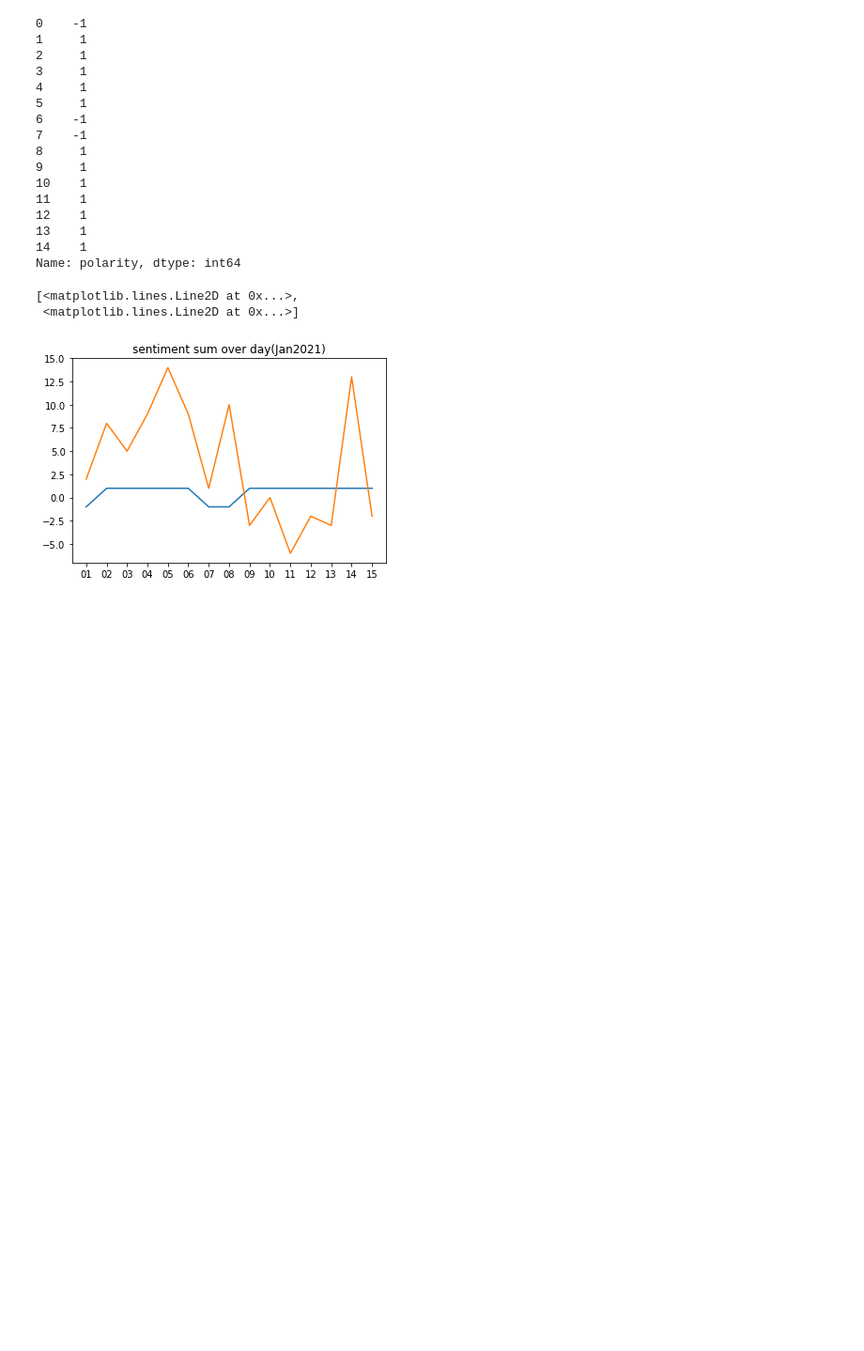
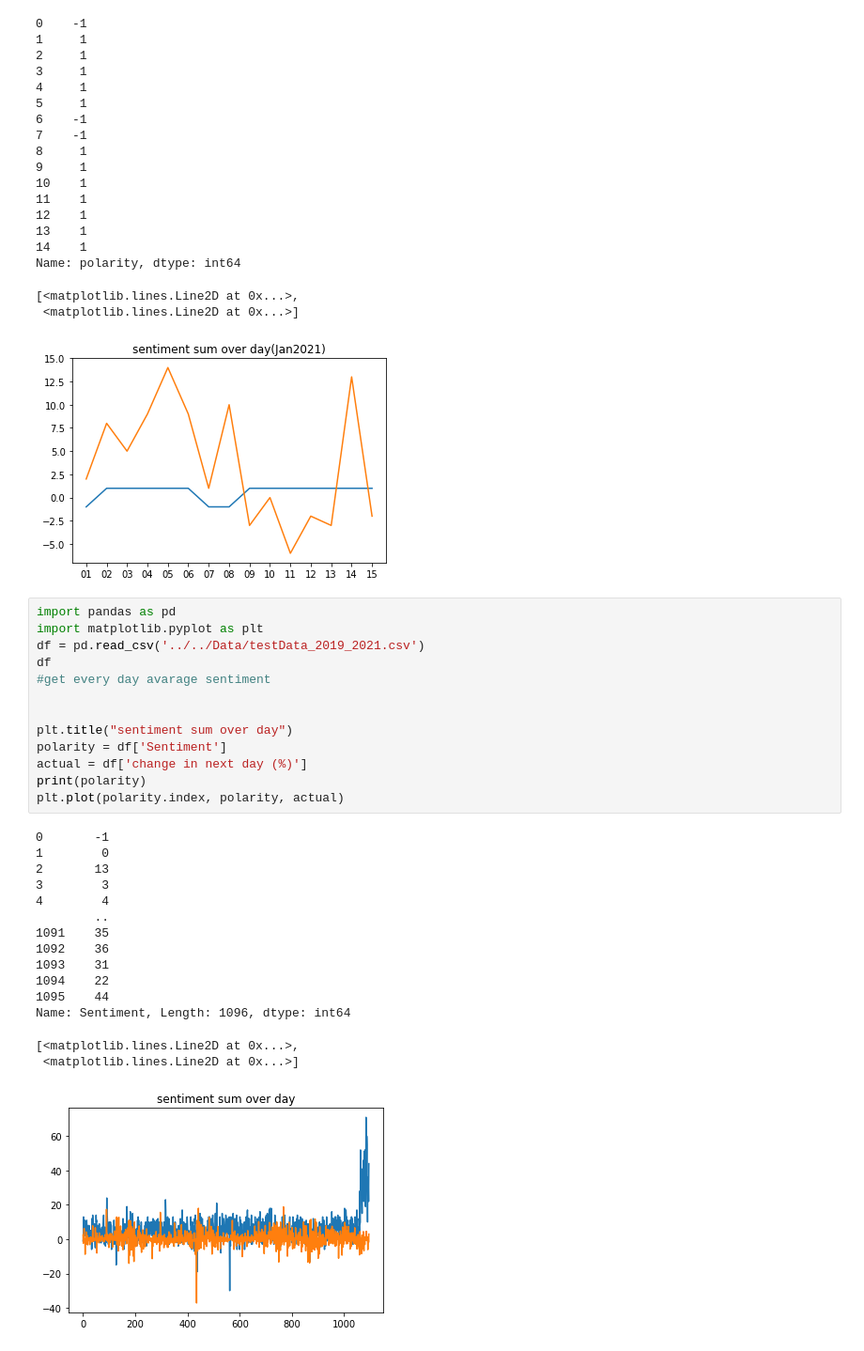
Before and after one commit to Snowman38/uob-project, a Jupyter notebook: src/main/plot_graph.ipynb, the cells around one changed output. Shown at 94% size. Drawn from its saved outputs; the diff is of its cells as text; blank space fills up the shorter version.

```diff
--- a/src/main/plot_graph.ipynb
+++ b/src/main/plot_graph.ipynb
@@ -92,3 +92,32 @@ Name: polarity, dtype: int64
 [<matplotlib.lines.Line2D at 0x...>,
  <matplotlib.lines.Line2D at 0x...>]
 [figure]
+# %%
+import pandas as pd
+import matplotlib.pyplot as plt
+df = pd.read_csv('../../Data/testData_2019_2021.csv')
+df
+#get every day avarage sentiment
+
+
+plt.title("sentiment sum over day")
+polarity = df['Sentiment']
+actual = df['change in next day (%)']
+print(polarity)
+plt.plot(polarity.index, polarity, actual)
+# %% [output]
+0       -1
+1        0
+2       13
+3        3
+4        4
+        ..
+1091    35
+1092    36
+1093    31
+1094    22
+1095    44
+Name: Sentiment, Length: 1096, dtype: int64
+[<matplotlib.lines.Line2D at 0x...>,
+ <matplotlib.lines.Line2D at 0x...>]
+[figure, added]
```
Also changed, not shown: 19 other files.
